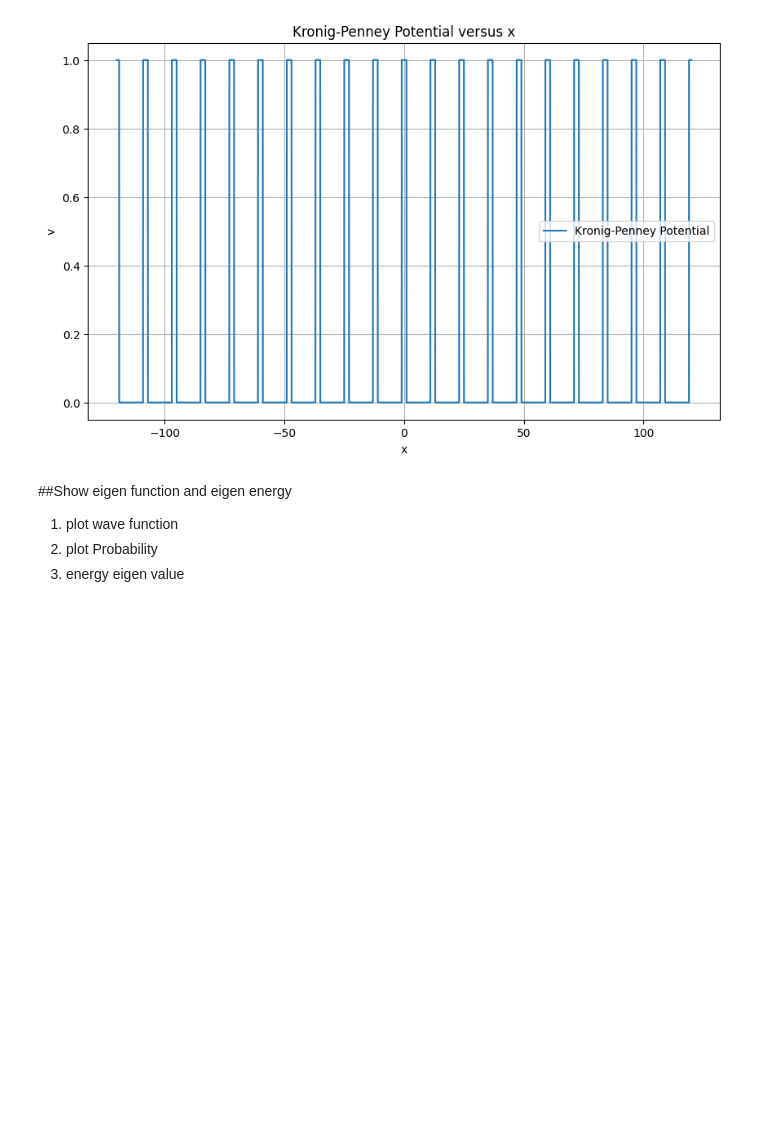
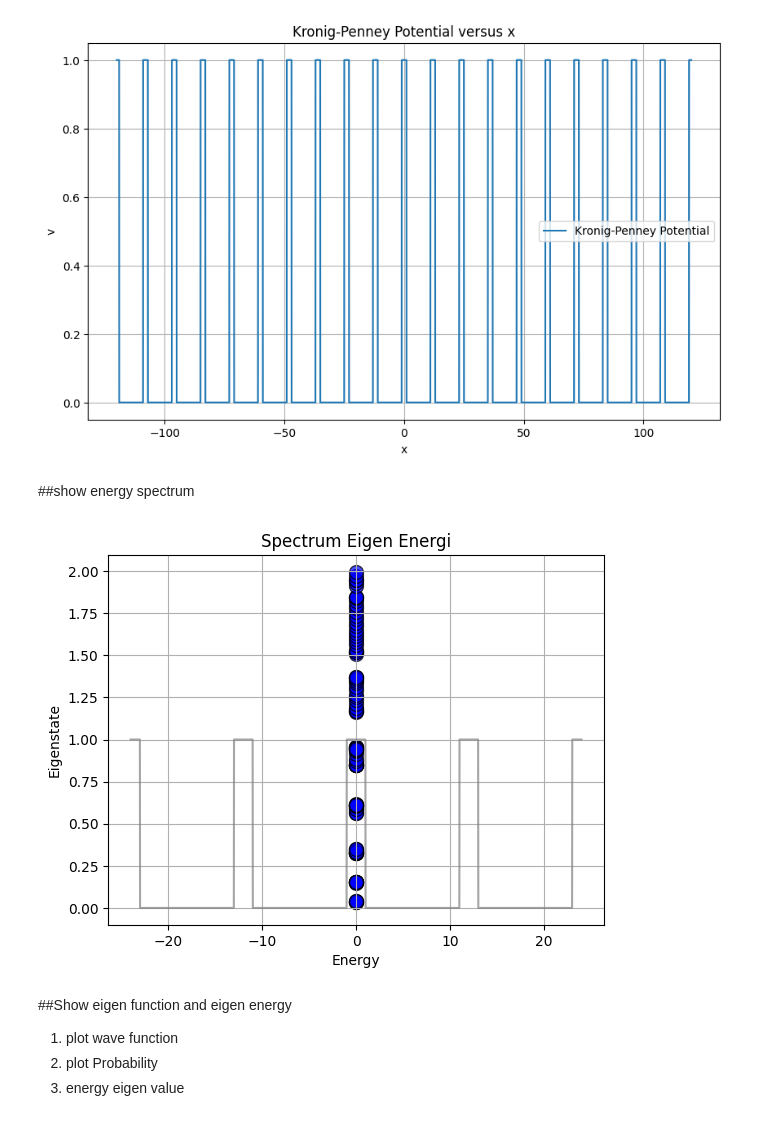
Before and after one commit to faliqadlan/FilterMethod-Colab, a Jupyter notebook: Filter_method_1_dimension.ipynb, the cells around one changed output. Cells and saved outputs as stored; diff of their text form; code cells hidden in the pictures; blank space fills up the shorter version.

Commit message:
done test spektrum energy

```diff
--- a/Filter_method_1_dimension.ipynb
+++ b/Filter_method_1_dimension.ipynb
@@ -325,6 +325,71 @@ plt.grid(True) # Show some grid lines to make it easier to read the graph
 plt.show() # Display the graph on the screen
 # %% [output]
 [figure]
+# %% [markdown]
+##show energy spectrum
+# %%
+import numpy as np
+import matplotlib.pyplot as plt
+
+# Calculate the Kronig-Penney potential for each x value
+# Use the function we defined earlier and pass in the parameters we set
+x = np.linspace(xmin, xmax, ngrid)
+vpot = kronig_penney_potential(x, lks, lpt, v0, vmax)
+
+# Assuming eigenState is a function that calculates the eigenstate energy
+# and x, ngrid, v, dx are defined before this code.
+
+# Create an array of energy values to calculate the eigenstates for
+energy_mm = np.linspace(0, 2, 100)  # emin, emax, dE
+
+# Initialize arrays to store the calculated eigenstate energies and levels
+ener_new_arr = []
+level_arr = []
+
+# Loop over each energy value and calculate the corresponding eigenstate
+for energy in energy_mm:
+    output = eigenState(x, ngrid, vpot, energy, dx)
+    ener_new_arr.append(output[0])  # Store the calculated eigenstate energy
+    psi = output[1]
+
+    # Calculate the square of the wave function (psi squared)
+    psi_squared = np.abs(psi) ** 2
+
+    # Count the number of peaks in the wave function to determine the energy level
+    dx = x[1] - x[0]  # Calculate the grid spacing
+    d_psi_squared = np.gradient(psi_squared, dx)  # Compute the derivative of psi_squared
+
+    # Find the positions where the derivative changes sign
+    peaks_indices = np.where(np.diff(np.sign(d_psi_squared)) < 0)[0] + 1
+    level_arr.append(len(peaks_indices))  # Store the calculated energy level
+
+# Set all x_ener values to 0
+x_ener = np.zeros(len(energy_mm))
+
+# Modify x to only include values between -lks*2 and lks*2
+x_min = -lks*2
+x_max = lks*2
+x_indices = np.where((x >= x_min) & (x <= x_max))
+x = x[x_indices]
+psi_squared = psi_squared[x_indices]
+psi = psi[x_indices]
+vpot = vpot[x_indices]
+
+# Plot the energy spectrum
+plt.scatter(x_ener, ener_new_arr, s=100, c='blue', alpha=0.7, edgecolors='black')
+plt.plot(x, vpot, label='V(x)', color='gray', alpha=0.7)  # Overlapping vpot
+
+# # Attach each ener_new_arr value for each scatter bubble
+# for i, energy in enumerate(ener_new_arr):
+#     plt.annotate(f'E = {energy:.3f} ; n = {level_arr[i]:d}', (x_ener[i], energy), textcoords="offset points", xytext=(0, 5), ha='center')
+
+plt.xlabel('Energy')
+plt.ylabel('Eigenstate')
+plt.title('Spectrum Eigen Energi')
+plt.grid(True)
+plt.show()
+# %% [output]
+[figure, added]
 # %% [markdown]
 ##Show eigen function and eigen energy
 
```
Also changed, not shown: parts of 3 cells of this notebook.
